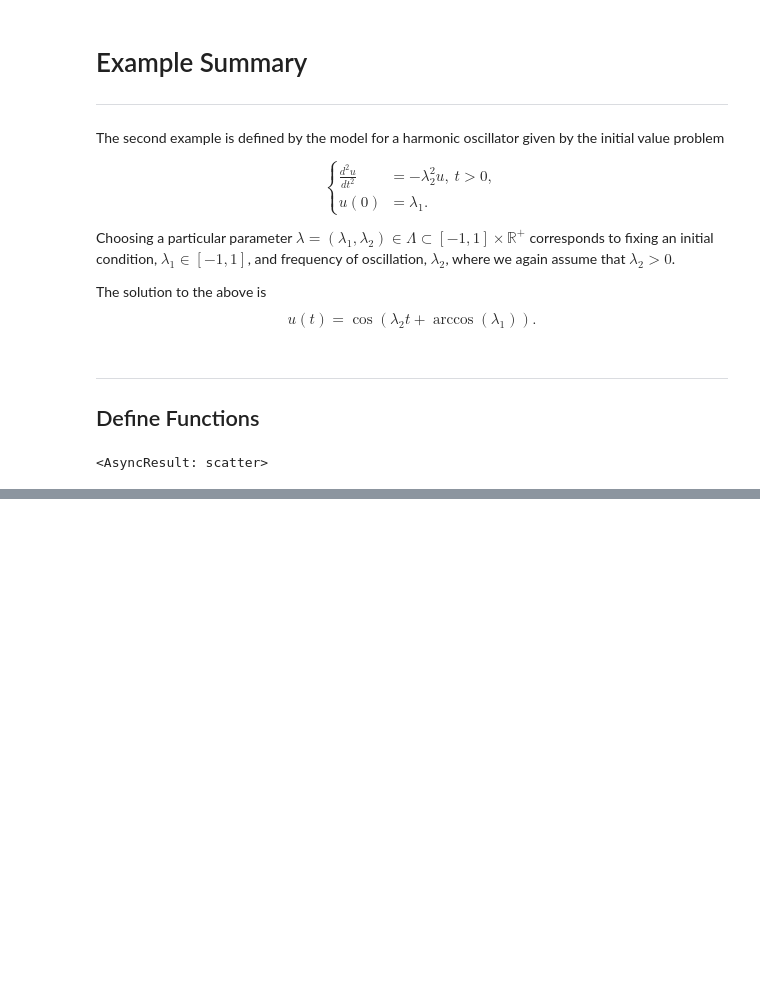
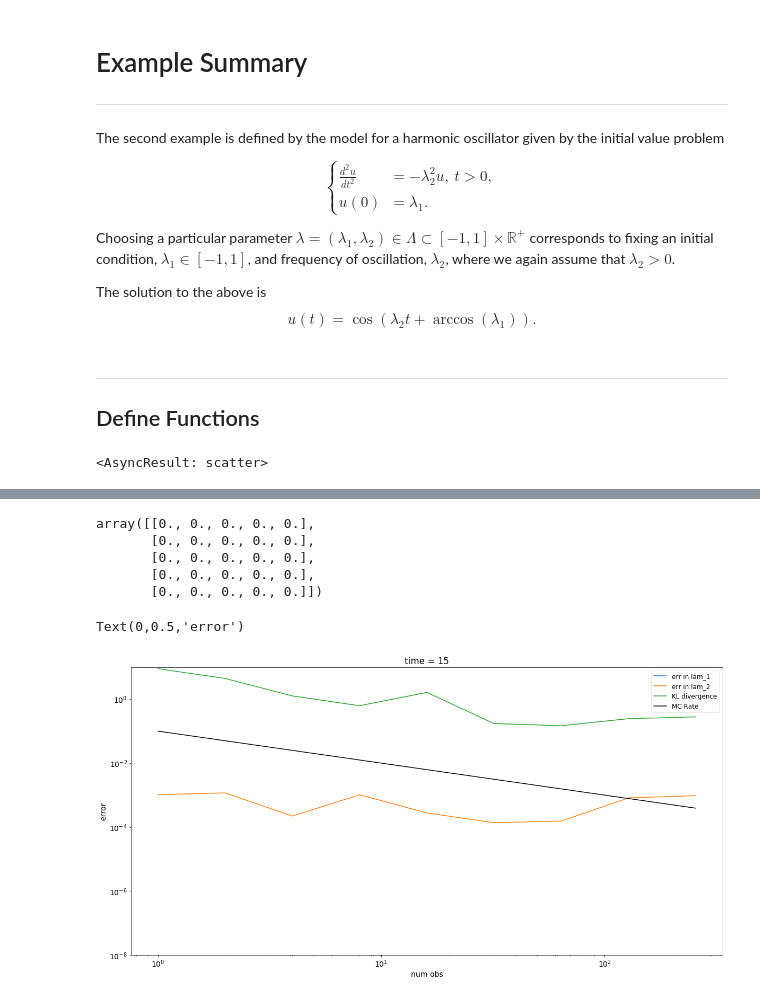
Before and after one commit to mpilosov/ConsistentBayes, a Jupyter notebook: examples/CBPaper_Examples_HO_Experiment.ipynb, the cells around one changed output, grey strips where cells are left out. Cells and saved outputs as stored; diff of their text form; code cells hidden in the pictures; blank space fills up the shorter version.

```diff
--- a/examples/CBPaper_Examples_HO_Experiment.ipynb
+++ b/examples/CBPaper_Examples_HO_Experiment.ipynb
@@ -94,7 +91,7 @@ The solution to the above is
 %%px
 mins = np.array([-0.005, 0.9])
 maxs = np.array([.005, 1.1])
-nbins = 75
+nbins = 100
 def grid(nbins=5, mins=np.zeros(1), maxs=np.ones(1) ):
     dim = len(mins)
     S = np.array( np.meshgrid(*[np.linspace(i,j,nbins) for i,j in zip(mins+1./(2*nbins), maxs-1./(2*nbins))]) )
@@ -103,7 +100,8 @@ def grid(nbins=5, mins=np.zeros(1), maxs=np.ones(1) ):
 X = grid(nbins, mins, maxs)
 
 def run_trial(trial):
-    num_observations, num_samples, sd_true, sd_guess, max_time = trial
+    num_samples = int(1E4)
+    num_observations, sd_true, sd_guess, max_time = trial
     num_observations = int(num_observations)
     num_samples = int(num_samples)
 
@@ -137,5 +135,5 @@ def run_trial(trial):
 #     print(' ')
 
     post_eval = p_set.evaluate_posterior(X)
-    return {'p': post_eval, 'a': abs_error, 'r': rel_error, 'n': len(inds)}
+    return {'p': post_eval, 'a': abs_error, 'r': rel_error, 'n': len(inds), 't': trial}
 # %%
@@ -154,8 +152,10 @@ np.save("savefile_gridsearch_1.npy", Dg)
 # %%
+Dg = np.load("savefile_gridsearch.npy")
 # Make the plot
-# xi = X[:,0].reshape(nbins, nbins)
-# yi = X[:,1].reshape(nbins, nbins)
-# zi = post_eval.reshape(nbins, nbins)
-# plt.pcolormesh(xi, yi, zi)
+xi = X[:,0].reshape(nbins, nbins)
+yi = X[:,1].reshape(nbins, nbins)
+post_eval = Dg[200]['n']
+zi = post_eval.reshape(nbins, nbins)
+plt.pcolormesh(xi, yi, zi/np.max(zi))
 # plt.scatter(lam_true[0,0], lam_true[0,1], c='white', edgecolor='black', s=50)
-# plt.show()
+plt.show()
@@ -161,0 +168,6 @@ np.save("savefile_gridsearch_1.npy", Dg)
+# %%
+from scipy.stats import entropy
+# %matplotlib inline
+# %matplotlib notebook
+plt.rcParams.update({'font.size': 14})
+plt.rcParams['figure.figsize'] = 20, 10
@@ -161,0 +263,25 @@ np.save("savefile_gridsearch_1.npy", Dg)
+# %%
+zi
+# %% [output]
+array([[0., 0., 0., 0., 0.],
+       [0., 0., 0., 0., 0.],
+       [0., 0., 0., 0., 0.],
+       [0., 0., 0., 0., 0.],
+       [0., 0., 0., 0., 0.]])
+# %%
+plt.cla()
+plt.plot(T0[:,0], T0[:,2], label='err in lam_1')
+plt.plot(T0[:,0], T0[:,3], label='err in lam_2')
+plt.plot(T0[:,0], T0[:,1], label='KL divergence')
+plt.plot(num_observations, .1/num_observations, label='MC Rate', c='k')
+
+plt.legend(fontsize=12, framealpha=0.5,loc='upper right')
+plt.title('time = %d'%fix_time)
+plt.yscale('log')
+plt.xscale('log')
+plt.ylim([1E-8, 10])
+plt.xlabel('num obs')
+plt.ylabel('error')
+# %% [output]
+Text(0,0.5,'error')
+[figure, added]
```
Also changed, not shown: parts of 9 cells of this notebook, 2 other files.
